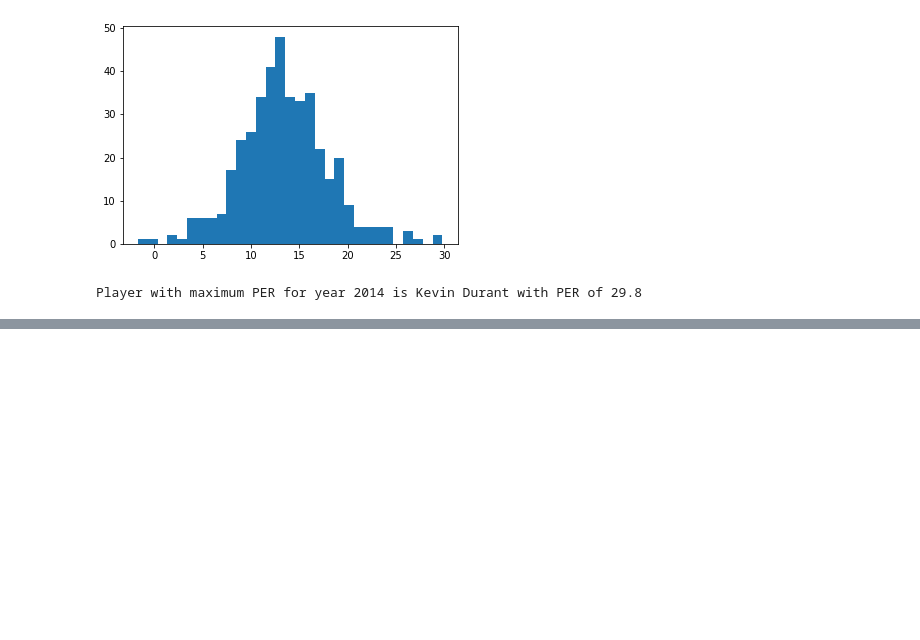
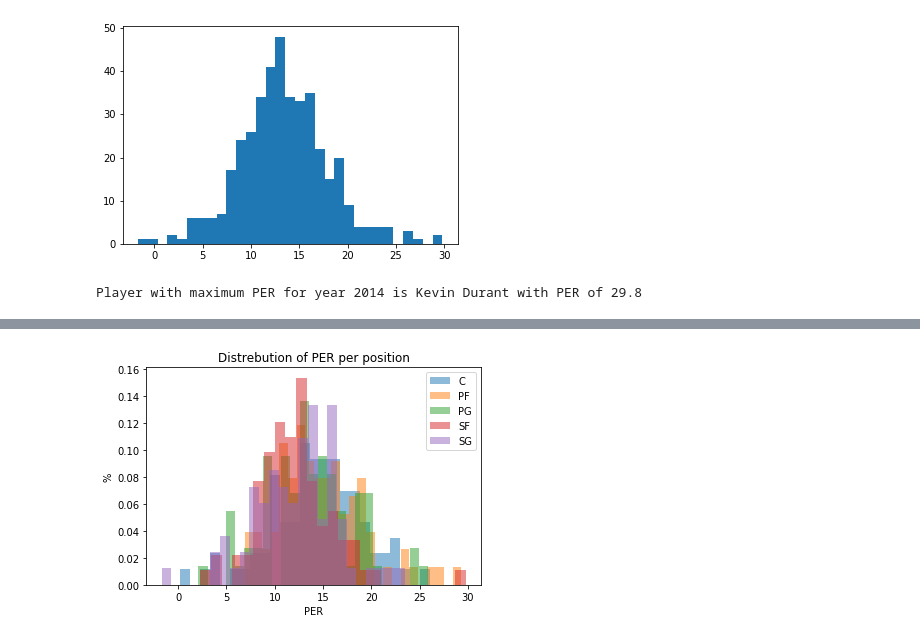
Before and after one commit to guygozlan/SciComPy_NBA, a Jupyter notebook: NBA.ipynb, the cells around one changed output, grey strips where cells are left out. Cells and saved outputs as stored; diff of their text form; code cells hidden in the pictures; blank space fills up the shorter version.

```diff
--- a/NBA.ipynb
+++ b/NBA.ipynb
@@ -195,0 +210,10 @@ Player with maximum PER for year 2014 is Kevin Durant with PER of 29.8
+# %%
+for p in unique_pos:
+    plt.hist(df[df['Pos']==p]['PER'], alpha=0.5, label=p, bins=25, density=True)
+plt.xlabel('PER')
+plt.ylabel('%')
+plt.title('Distrebution of PER per position')
+plt.legend()
+plt.show()
+# %% [output]
+[figure, added]
```
Also changed, not shown: parts of 21 cells of this notebook.
